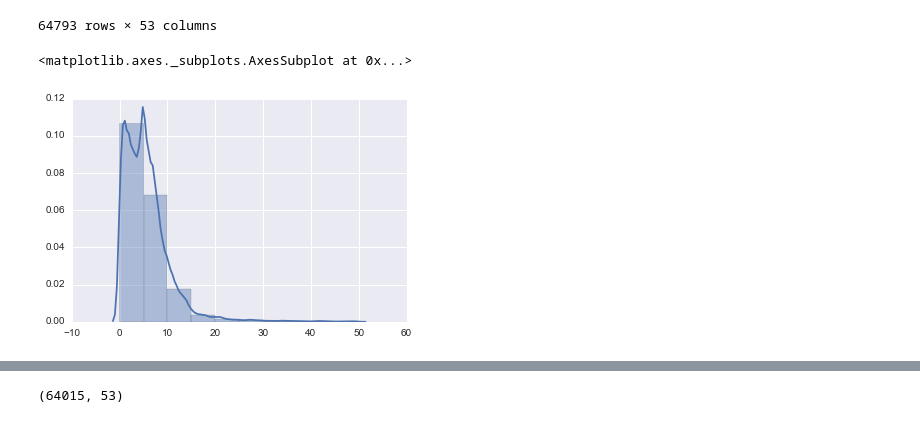
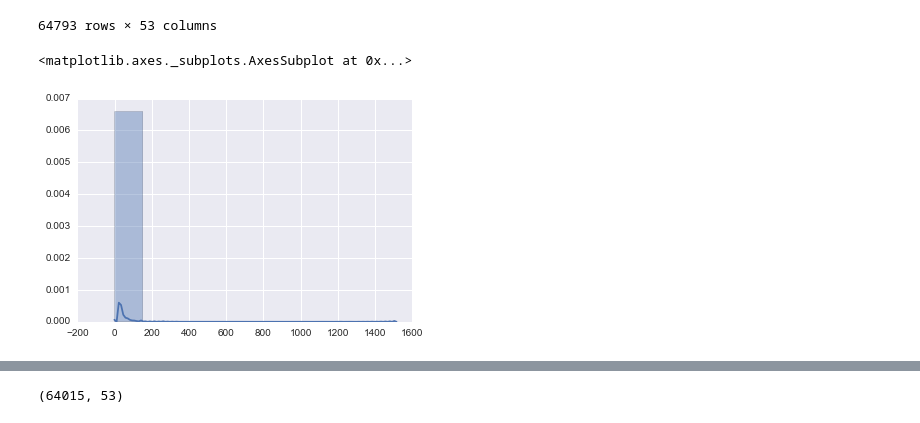
Before and after one commit to udicuty/TDIchallenge, a Jupyter notebook: TDI_CAPSTONE.ipynb, the cells around one changed output, grey strips where cells are left out. Cells and saved outputs as stored; diff of their text form; code cells hidden in the pictures.

```diff
--- a/TDI_CAPSTONE.ipynb
+++ b/TDI_CAPSTONE.ipynb
@@ -89,21 +72,23 @@ comb=comb.sort_values("Created_Date",ascending=False)
 # %%
 def convert_to_days(timed):
     return(timed.total_seconds()/3600/24)
 
 q=[convert_to_days(delta[1]) for delta in comb.Processing.iteritems()]
 
+#Treating uotliers as average
+
 q=pd.Series(q)
 av=q.median()
 q[np.isnan(q)]=av
 q[q<0]=av
-q[q>50]=av
+#q[q>50]=av
 #del q[q<0]
 #np.mean(q)
 sns.distplot(list(q),bins=10)
 #q.notnan
 # %% [output]
 <matplotlib.axes._subplots.AxesSubplot at 0x...>
-[figure, old version]
+[figure, new version]
 # %%
 NYPD=pd.read_csv("Data/NYPD_Motor_Vehicle_Collisions.csv")
 NYPD.columns=map(lambda x: x.replace(' ','_'),NYPD.columns)
```
Also changed, not shown: parts of 55 cells of this notebook.
